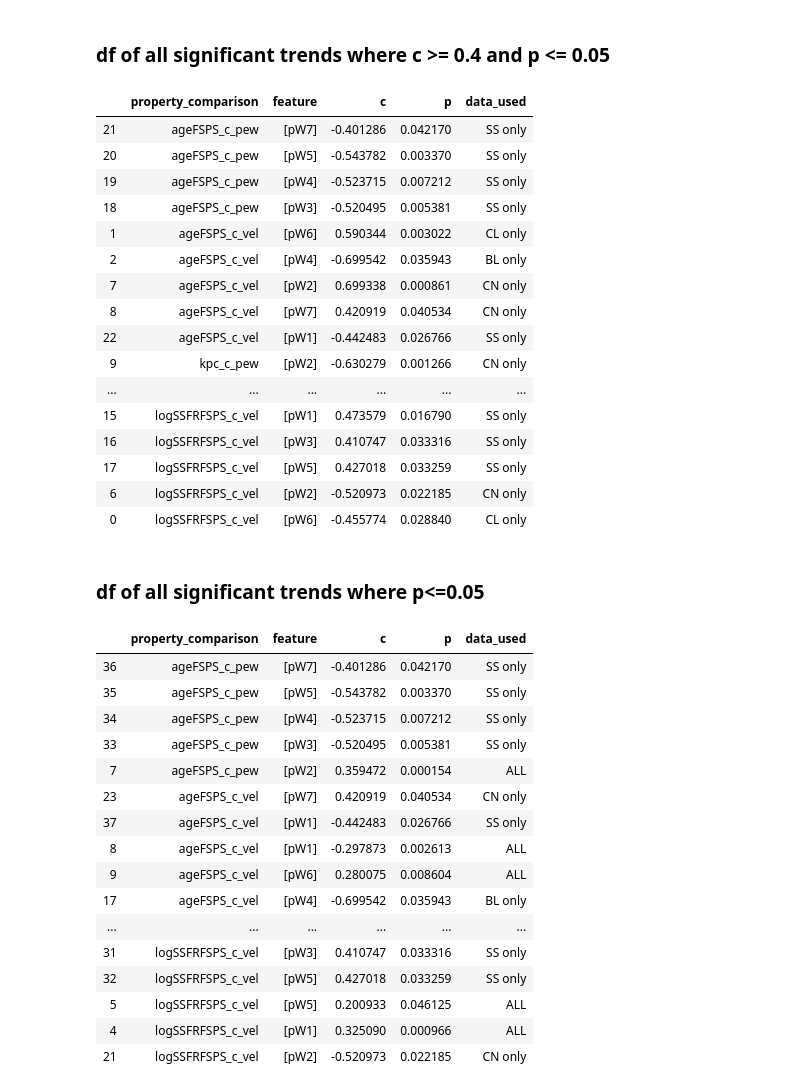
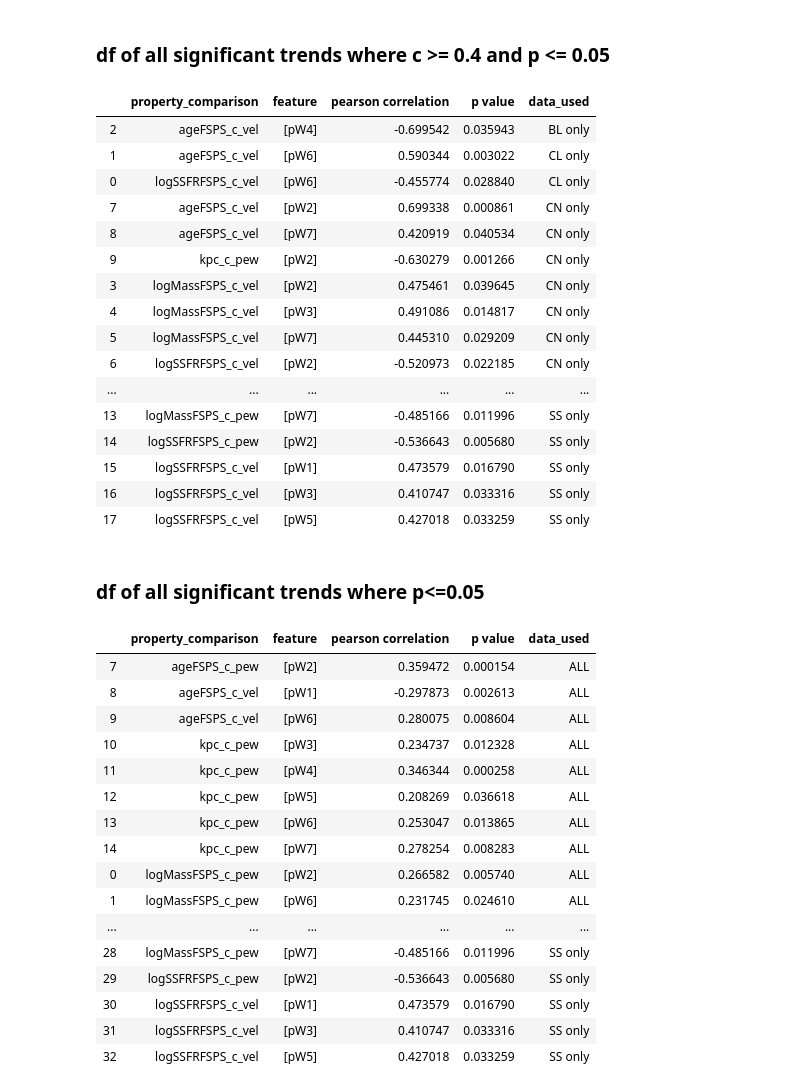
Before and after one commit to mwvgroup/SN-Spectral-Evolution, a Jupyter notebook: notebooks/pearson_heat_map.ipynb, the cells around one changed output. Saved outputs shown, nothing was run; the diff lists cells and outputs as text; code cells hidden in the pictures.

```diff
--- a/notebooks/pearson_heat_map.ipynb
+++ b/notebooks/pearson_heat_map.ipynb
@@ -182,7 +182,7 @@ def plot_heat_map(carray, parray, against):
 
 
     im, _ = heatmap(carray, features, properties, ax=ax1,
-                cmap="coolwarm", cbarlabel=f"c values for property vs. {against}")
+                cmap="coolwarm", cbarlabel=f"pearson correlation values for property vs. {against}")
     annotate_heatmap(im, valfmt="{x:.3f}", size=10, color=('black'))
 
     # 2nd plot
@@ -446,50 +448,52 @@ sig_df = sig_all.append(sig_cl, ignore_index = True)
 sig_df = sig_df.append(sig_bl, ignore_index = True)
 sig_df = sig_df.append(sig_cn, ignore_index = True)
 sig_df = sig_df.append(sig_ss, ignore_index = True)
-sig_df = sig_df.sort_values('property_comparison')
+sig_df = sig_df.rename(columns = ({'c':'pearson correlation', 'p':'p value'}))
+sig_df = sig_df.sort_values(by=['data_used', 'property_comparison'], ascending = True)
 sig_df
 # %% [output]
-|  | property_comparison | feature | c | p | data_used |
-| 21 | ageFSPS_c_pew | [pW7] | -0.401286 | 0.042170 | SS only |
-| 20 | ageFSPS_c_pew | [pW5] | -0.543782 | 0.003370 | SS only |
-| 19 | ageFSPS_c_pew | [pW4] | -0.523715 | 0.007212 | SS only |
-| 18 | ageFSPS_c_pew | [pW3] | -0.520495 | 0.005381 | SS only |
+|  | property_comparison | feature | pearson correlation | p value | data_used |
+| 2 | ageFSPS_c_vel | [pW4] | -0.699542 | 0.035943 | BL only |
 | 1 | ageFSPS_c_vel | [pW6] | 0.590344 | 0.003022 | CL only |
-| 2 | ageFSPS_c_vel | [pW4] | -0.699542 | 0.035943 | BL only |
+| 0 | logSSFRFSPS_c_vel | [pW6] | -0.455774 | 0.028840 | CL only |
 | 7 | ageFSPS_c_vel | [pW2] | 0.699338 | 0.000861 | CN only |
 | 8 | ageFSPS_c_vel | [pW7] | 0.420919 | 0.040534 | CN only |
-| 22 | ageFSPS_c_vel | [pW1] | -0.442483 | 0.026766 | SS only |
 | 9 | kpc_c_pew | [pW2] | -0.630279 | 0.001266 | CN only |
+| 3 | logMassFSPS_c_vel | [pW2] | 0.475461 | 0.039645 | CN only |
+| 4 | logMassFSPS_c_vel | [pW3] | 0.491086 | 0.014817 | CN only |
+| 5 | logMassFSPS_c_vel | [pW7] | 0.445310 | 0.029209 | CN only |
+| 6 | logSSFRFSPS_c_vel | [pW2] | -0.520973 | 0.022185 | CN only |
 | ... | ... | ... | ... | ... | ... |
+| 13 | logMassFSPS_c_pew | [pW7] | -0.485166 | 0.011996 | SS only |
+| 14 | logSSFRFSPS_c_pew | [pW2] | -0.536643 | 0.005680 | SS only |
 | 15 | logSSFRFSPS_c_vel | [pW1] | 0.473579 | 0.016790 | SS only |
 | 16 | logSSFRFSPS_c_vel | [pW3] | 0.410747 | 0.033316 | SS only |
 | 17 | logSSFRFSPS_c_vel | [pW5] | 0.427018 | 0.033259 | SS only |
-| 6 | logSSFRFSPS_c_vel | [pW2] | -0.520973 | 0.022185 | CN only |
-| 0 | logSSFRFSPS_c_vel | [pW6] | -0.455774 | 0.028840 | CL only |
 # %% [markdown]
 ### df of all significant trends where p<=0.05
 # %%
 sig_p_df = sig_p_all.append(sig_p_cl, ignore_index = True)
 sig_p_df = sig_p_df.append(sig_p_bl, ignore_index = True)
 sig_p_df = sig_p_df.append(sig_p_cn, ignore_index = True)
 sig_p_df = sig_p_df.append(sig_p_ss, ignore_index = True)
-sig_p_df = sig_p_df.sort_values('property_comparison')
+sig_p_df = sig_p_df.rename(columns = ({'c':'pearson correlation', 'p':'p value'}))
+sig_p_df = sig_p_df.sort_values(by=['data_used', 'property_comparison'], ascending = True)
 sig_p_df
 # %% [output]
-|  | property_comparison | feature | c | p | data_used |
-| 36 | ageFSPS_c_pew | [pW7] | -0.401286 | 0.042170 | SS only |
-| 35 | ageFSPS_c_pew | [pW5] | -0.543782 | 0.003370 | SS only |
-| 34 | ageFSPS_c_pew | [pW4] | -0.523715 | 0.007212 | SS only |
-| 33 | ageFSPS_c_pew | [pW3] | -0.520495 | 0.005381 | SS only |
+|  | property_comparison | feature | pearson correlation | p value | data_used |
 | 7 | ageFSPS_c_pew | [pW2] | 0.359472 | 0.000154 | ALL |
-| 23 | ageFSPS_c_vel | [pW7] | 0.420919 | 0.040534 | CN only |
-| 37 | ageFSPS_c_vel | [pW1] | -0.442483 | 0.026766 | SS only |
 | 8 | ageFSPS_c_vel | [pW1] | -0.297873 | 0.002613 | ALL |
 | 9 | ageFSPS_c_vel | [pW6] | 0.280075 | 0.008604 | ALL |
-| 17 | ageFSPS_c_vel | [pW4] | -0.699542 | 0.035943 | BL only |
+| 10 | kpc_c_pew | [pW3] | 0.234737 | 0.012328 | ALL |
+| 11 | kpc_c_pew | [pW4] | 0.346344 | 0.000258 | ALL |
+| 12 | kpc_c_pew | [pW5] | 0.208269 | 0.036618 | ALL |
+| 13 | kpc_c_pew | [pW6] | 0.253047 | 0.013865 | ALL |
+| 14 | kpc_c_pew | [pW7] | 0.278254 | 0.008283 | ALL |
+| 0 | logMassFSPS_c_pew | [pW2] | 0.266582 | 0.005740 | ALL |
+| 1 | logMassFSPS_c_pew | [pW6] | 0.231745 | 0.024610 | ALL |
 | ... | ... | ... | ... | ... | ... |
+| 28 | logMassFSPS_c_pew | [pW7] | -0.485166 | 0.011996 | SS only |
+| 29 | logSSFRFSPS_c_pew | [pW2] | -0.536643 | 0.005680 | SS only |
+| 30 | logSSFRFSPS_c_vel | [pW1] | 0.473579 | 0.016790 | SS only |
 | 31 | logSSFRFSPS_c_vel | [pW3] | 0.410747 | 0.033316 | SS only |
 | 32 | logSSFRFSPS_c_vel | [pW5] | 0.427018 | 0.033259 | SS only |
-| 5 | logSSFRFSPS_c_vel | [pW5] | 0.200933 | 0.046125 | ALL |
-| 4 | logSSFRFSPS_c_vel | [pW1] | 0.325090 | 0.000966 | ALL |
-| 21 | logSSFRFSPS_c_vel | [pW2] | -0.520973 | 0.022185 | CN only |
```
Also changed, not shown: parts of 11 cells of this notebook, 7 other files.
